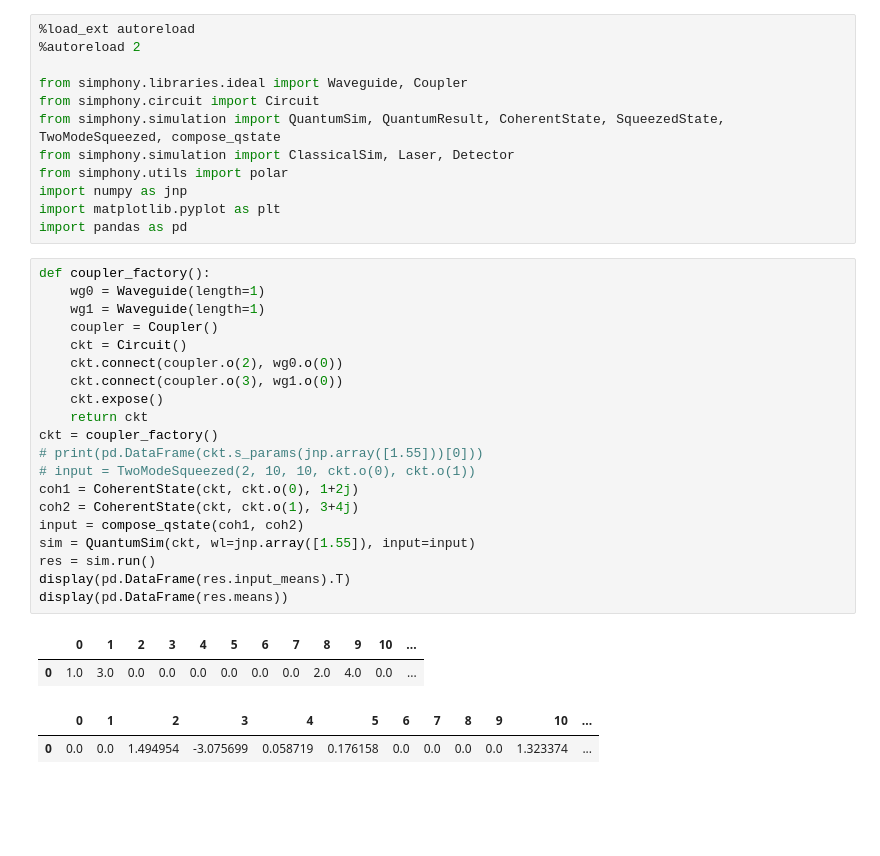
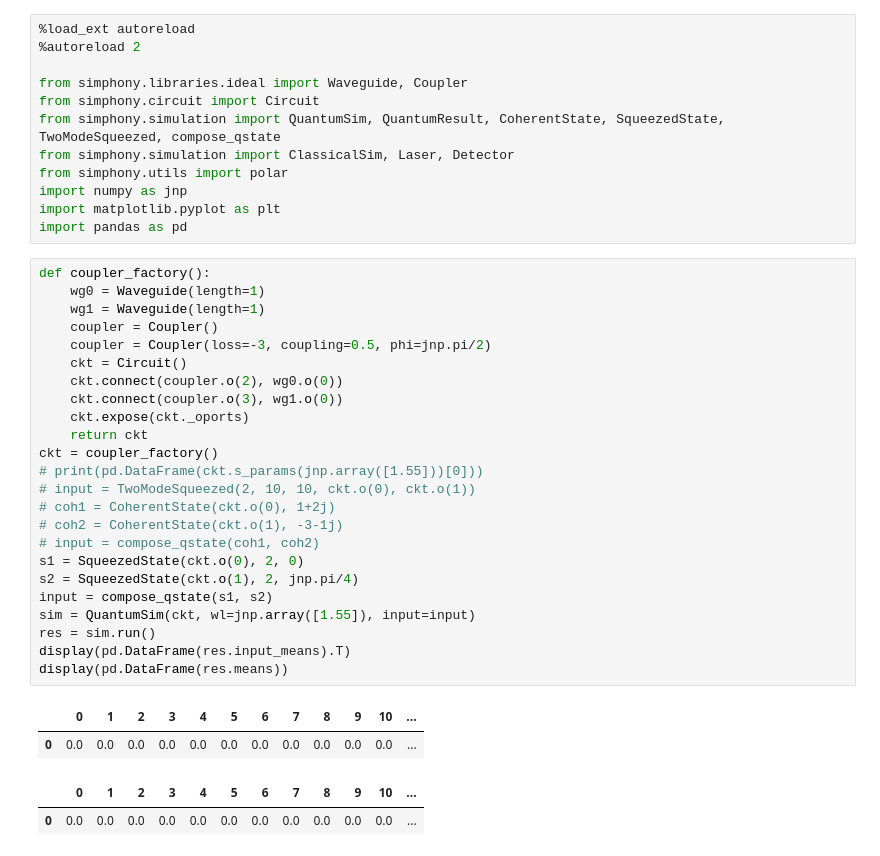
Before and after one commit to BYUCamachoLab/simphony, a Jupyter notebook: examples/qsim.ipynb, the cells around one changed output. Saved outputs shown, nothing was run; the diff lists cells and outputs as text; blank space fills up the shorter version.

```diff
--- a/examples/qsim.ipynb
+++ b/examples/qsim.ipynb
@@ -13,25 +13,29 @@ import pandas as pd
 # %%
 def coupler_factory():
     wg0 = Waveguide(length=1)
     wg1 = Waveguide(length=1)
     coupler = Coupler()
+    coupler = Coupler(loss=-3, coupling=0.5, phi=jnp.pi/2)
     ckt = Circuit()
     ckt.connect(coupler.o(2), wg0.o(0))
     ckt.connect(coupler.o(3), wg1.o(0))
-    ckt.expose()
+    ckt.expose(ckt._oports)
     return ckt
 ckt = coupler_factory()
 # print(pd.DataFrame(ckt.s_params(jnp.array([1.55]))[0]))
 # input = TwoModeSqueezed(2, 10, 10, ckt.o(0), ckt.o(1))
-coh1 = CoherentState(ckt, ckt.o(0), 1+2j)
-coh2 = CoherentState(ckt, ckt.o(1), 3+4j)
-input = compose_qstate(coh1, coh2)
+# coh1 = CoherentState(ckt.o(0), 1+2j)
+# coh2 = CoherentState(ckt.o(1), -3-1j)
+# input = compose_qstate(coh1, coh2)
+s1 = SqueezedState(ckt.o(0), 2, 0)
+s2 = SqueezedState(ckt.o(1), 2, jnp.pi/4)
+input = compose_qstate(s1, s2)
 sim = QuantumSim(ckt, wl=jnp.array([1.55]), input=input)
 res = sim.run()
 display(pd.DataFrame(res.input_means).T)
 display(pd.DataFrame(res.means))
 # %% [output]
 |  | 0 | 1 | 2 | 3 | 4 | 5 | 6 | 7 | 8 | 9 | 10 | ... |
-| 0 | 1.0 | 3.0 | 0.0 | 0.0 | 0.0 | 0.0 | 0.0 | 0.0 | 2.0 | 4.0 | 0.0 | ... |
+| 0 | 0.0 | 0.0 | 0.0 | 0.0 | 0.0 | 0.0 | 0.0 | 0.0 | 0.0 | 0.0 | 0.0 | ... |
 |  | 0 | 1 | 2 | 3 | 4 | 5 | 6 | 7 | 8 | 9 | 10 | ... |
-| 0 | 0.0 | 0.0 | 1.494954 | -3.075699 | 0.058719 | 0.176158 | 0.0 | 0.0 | 0.0 | 0.0 | 1.323374 | ... |
+| 0 | 0.0 | 0.0 | 0.0 | 0.0 | 0.0 | 0.0 | 0.0 | 0.0 | 0.0 | 0.0 | 0.0 | ... |
```
Also changed, not shown: parts of 5 cells of this notebook, 3 other files.
